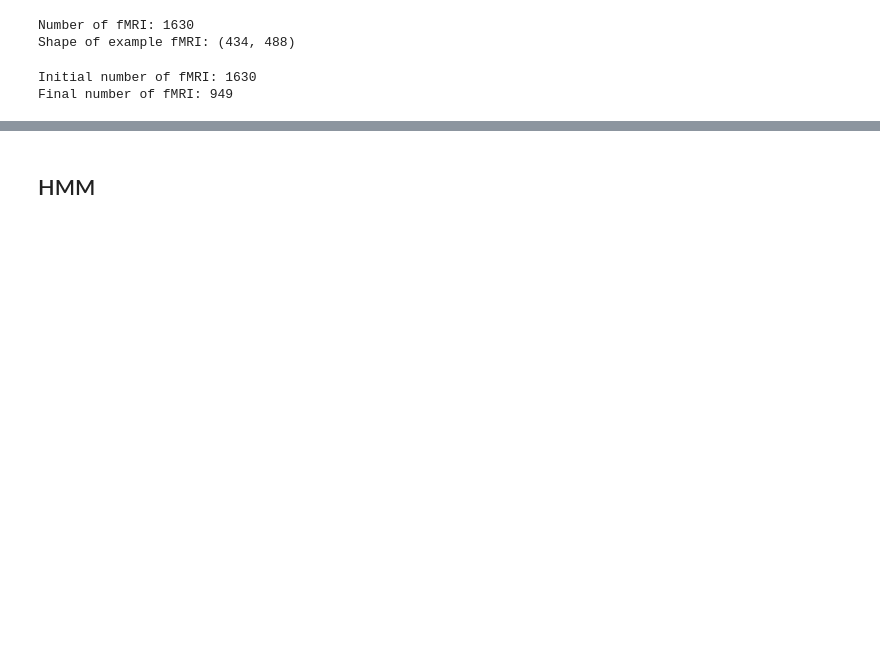
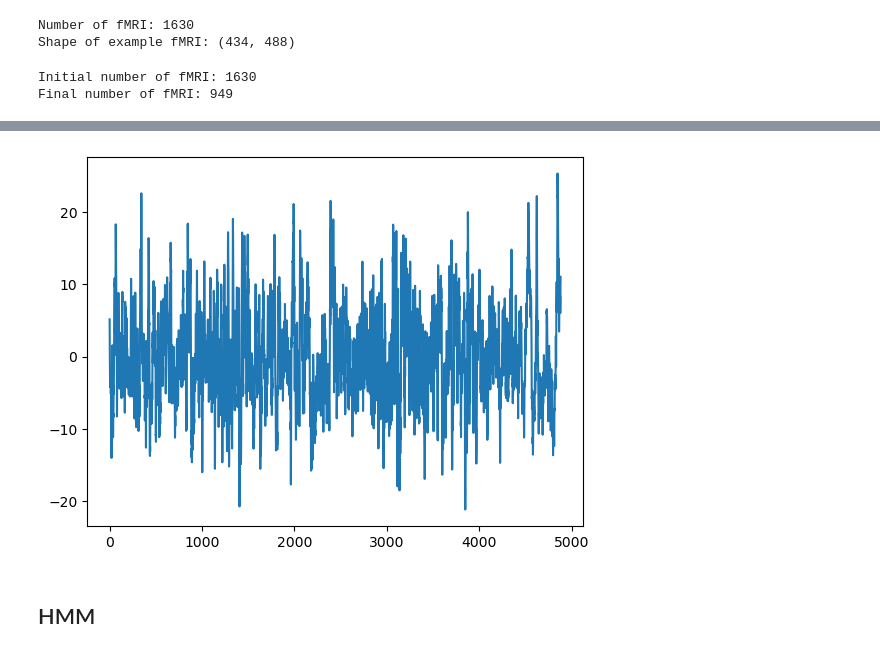
Before and after one commit to MarcoZenari/brainhackRome2025, a Jupyter notebook: hmm_fit.ipynb, the cells around one changed output, grey strips where cells are left out. Saved outputs shown, nothing was run; the diff lists cells and outputs as text; code cells hidden in the pictures; blank space fills up the shorter version.

```diff
--- a/hmm_fit.ipynb
+++ b/hmm_fit.ipynb
@@ -152,2 +195,8 @@ plot_signals(data_zsc[k].T, dt = 1, n_plot=20, n_parcels=data_zsc[k].shape[1], t
+# %%
+#plotting the time-series of the first pca
+plt.plot(projections[:, 0])
+plt.show()
+# %% [output]
+[figure, added]
 # %% [markdown]
 ## HMM
```
Also changed, not shown: parts of 26 cells of this notebook.
